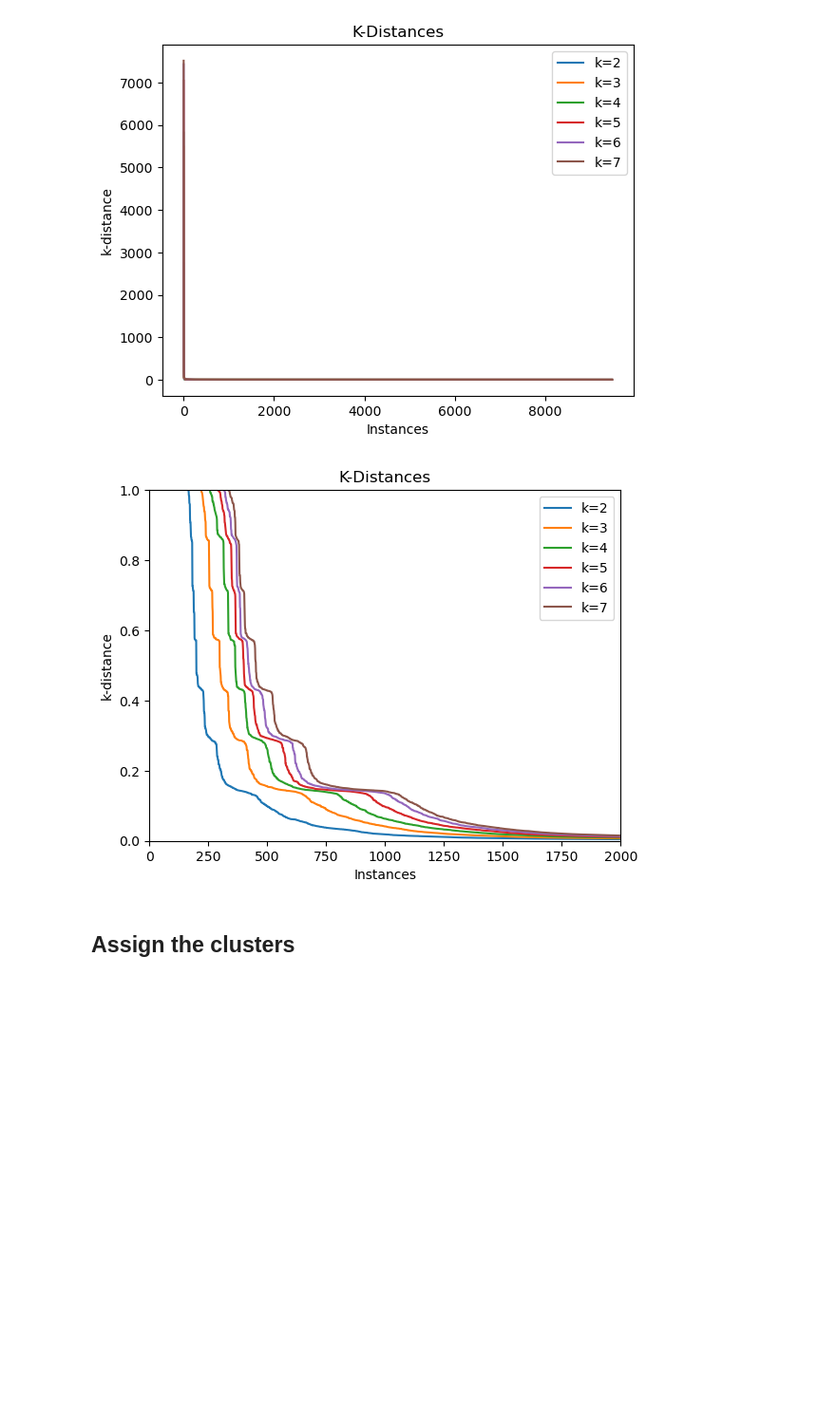
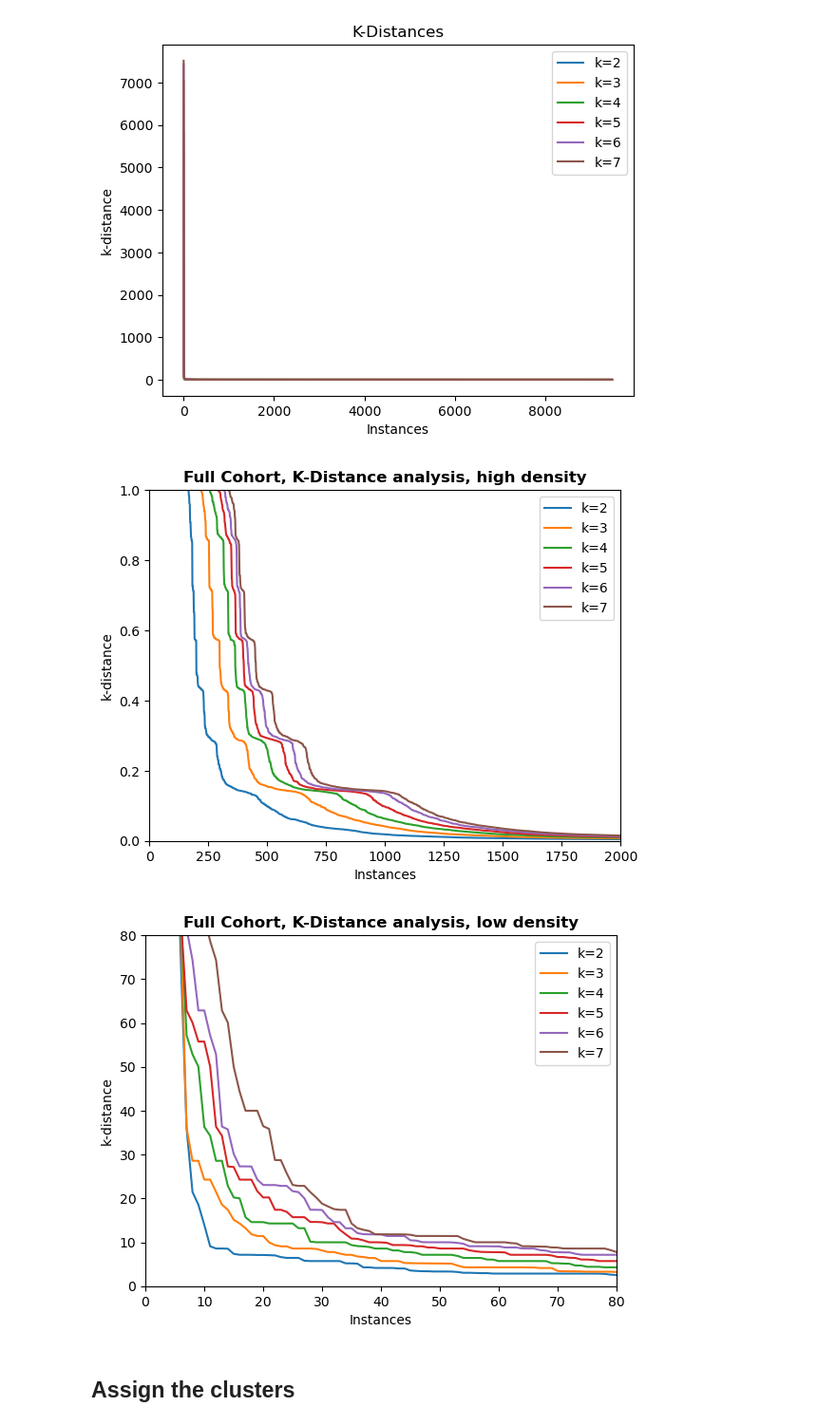
Before and after one commit to johnsonjzhou/comp90089-project, a Jupyter notebook: cluster/dbscan_v2_pca_full_cohort.ipynb, the cells around one changed output. Shown at 95% size. Drawn from its saved outputs; the diff is of its cells as text; code cells hidden in the pictures; blank space fills up the shorter version.

Commit message:
feat: update dbscan plots

```diff
--- a/cluster/dbscan_v2_pca_full_cohort.ipynb
+++ b/cluster/dbscan_v2_pca_full_cohort.ipynb
@@ -41,12 +41,24 @@ dbscan_kdist_analysis(args=(k_list, df))
 # %%
 """
 Use k-distances to determine min_pts and eps
 k = min_pts - 1
 """
 k_list = [2, 3, 4, 5, 6, 7]
-dbscan_kdist_analysis_zoom(args=(k_list, df, 2000, 1))
+dbscan_kdist_analysis_zoom(
+    args=(
+        k_list, df, 2000, 1,
+        f"Full Cohort, K-Distance analysis, high density"
+    )
+)
+dbscan_kdist_analysis_zoom(
+    args=(
+        k_list, df, 80, 80,
+        f"Full Cohort, K-Distance analysis, low density"
+    )
+)
 # %% [output]
-[figure, old version]
+[figure, new version]
+[figure, added]
 # %% [markdown]
 ## Assign the clusters
 # %%
```
Also changed, not shown: parts of 1 cell of this notebook, 4 other files.
